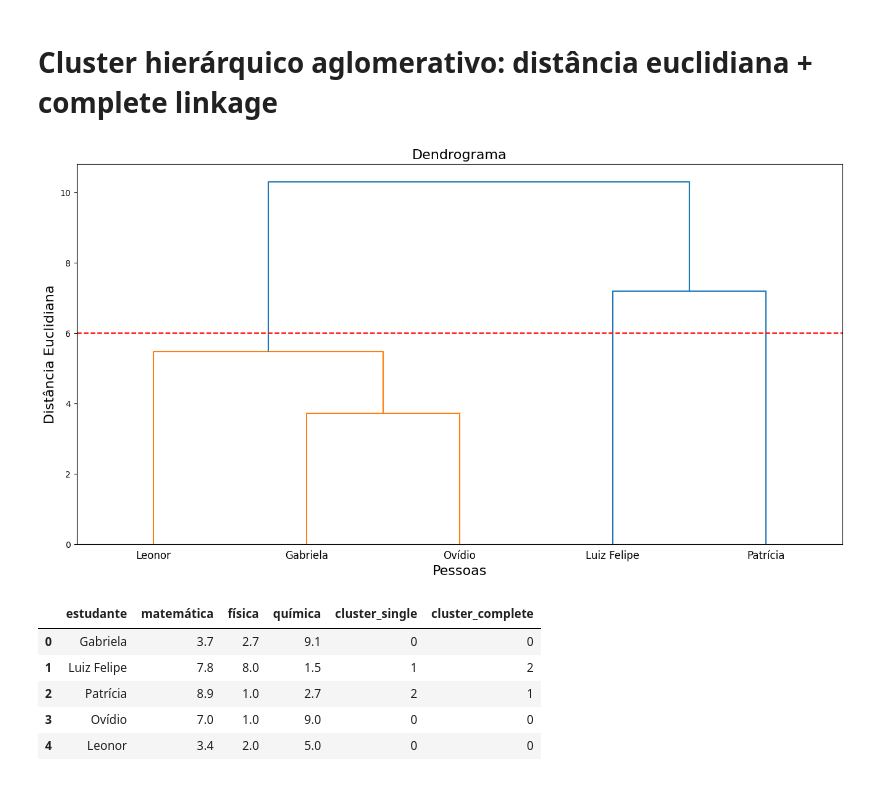
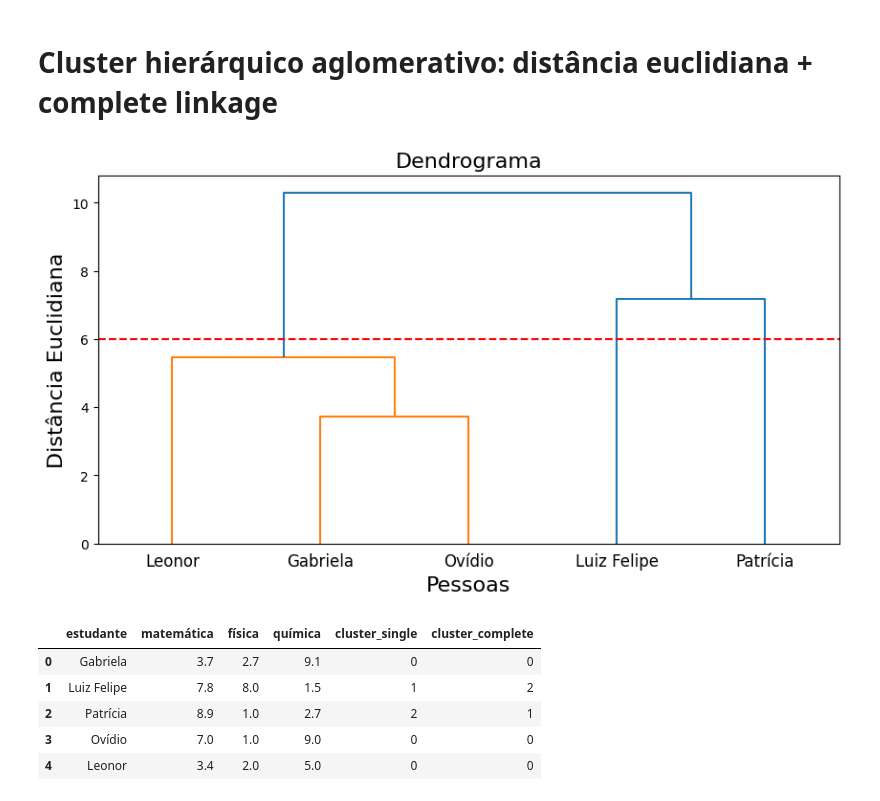
Before and after one commit to filipecarbonera/MBA_USP_Data_Science_Analytics, a Jupyter notebook: Clustering/script_vestibular.ipynb, the cells around one changed output. Drawn from its saved outputs; the diff is of its cells as text; code cells hidden in the pictures.

```diff
--- a/Clustering/script_vestibular.ipynb
+++ b/Clustering/script_vestibular.ipynb
@@ -36,7 +36,7 @@ import plotly.io as pio
 # %%
 # Importando o banco de dados.
 
-url = 'https://github.com/filipecarbonera/MBA_USP_Data_Science_Analytics/raw/main/Clustering/vestibular.xlsx'
+url = 'https://github.com/filipecarbonera/MBA_USP_Data_Science_Analytics/raw/main/Clustering/dados/vestibular.xlsx'
 # Fonte: Fávero & Belfiore (2024, Capítulo 9)
 
 dados_vest = pd.read_excel(url)
@@ -163,16 +163,16 @@ coef_single
 # Cluster hierárquico aglomerativo: distância euclidiana + complete linkage
 # %%
 # Gerando o dendrograma.
-plt.figure(figsize=(16,8))
+plt.figure(figsize=(10,5))
 dend_compl = sch.linkage(vest, method = 'complete', metric = 'euclidean')
 dendrogram_c = sch.dendrogram(dend_compl, color_threshold = 6, labels = list(dados_vest.estudante))
 plt.title('Dendrograma', fontsize=16)
 plt.xlabel('Pessoas', fontsize=16)
 plt.ylabel('Distância Euclidiana', fontsize=16)
 plt.axhline(y = 6, color = 'red', linestyle = '--')
 plt.show()
 # %% [output]
-[figure, old version]
+[figure, new version]
 # %%
 # Gerando a variável com a indicação do cluster no dataset.
 cluster_comp = AgglomerativeClustering(n_clusters = 3, metric = 'euclidean', linkage = 'complete')
```
Also changed, not shown: parts of 8 cells of this notebook.
